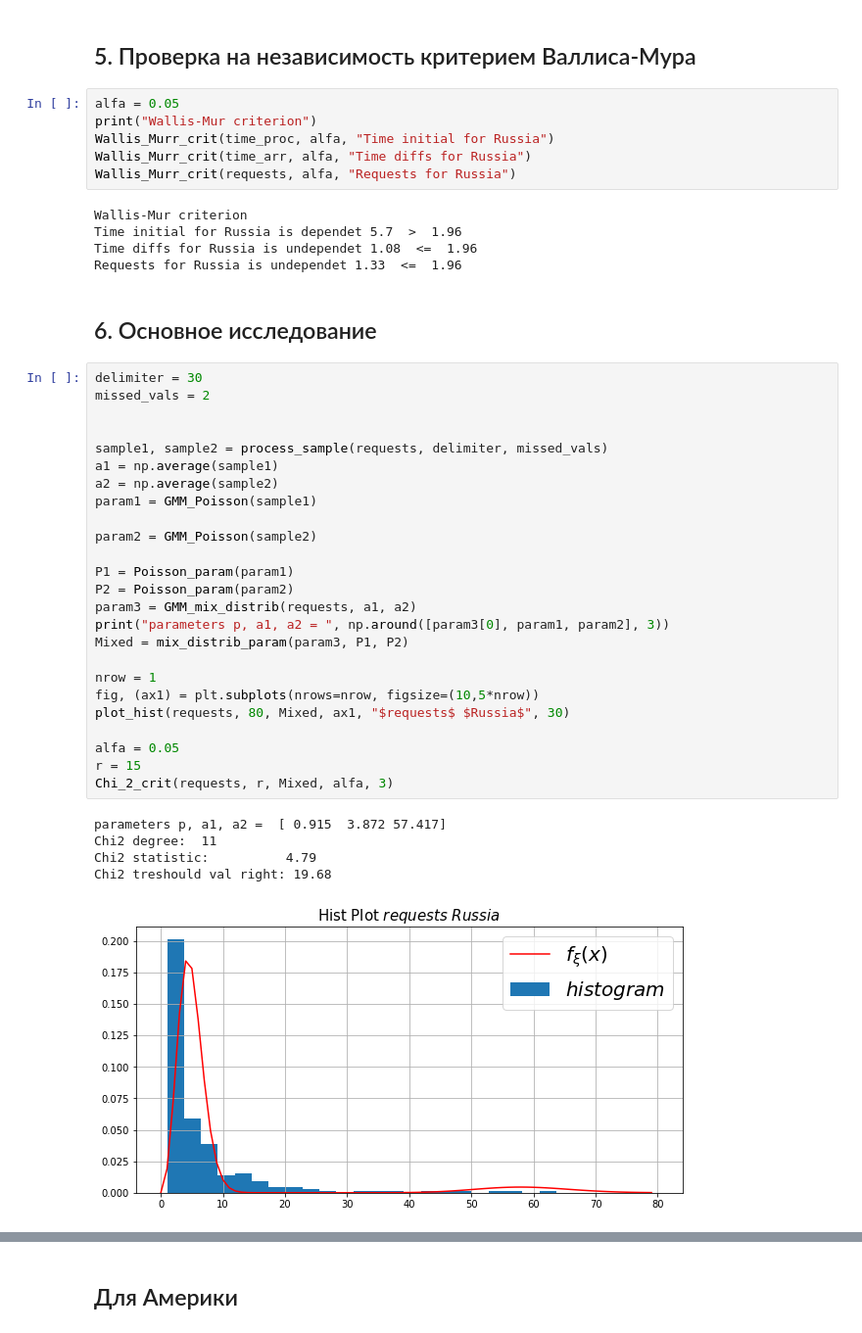
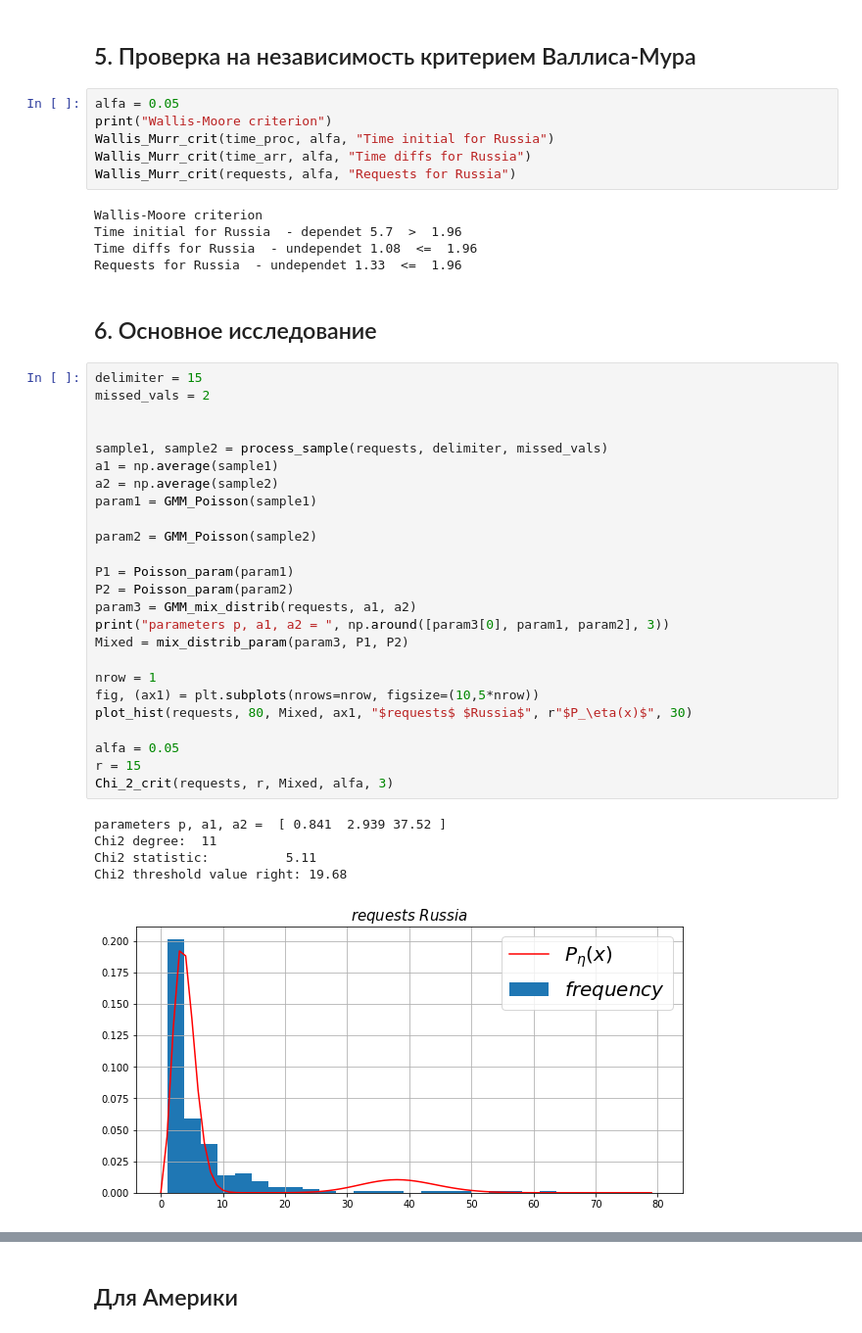
Before and after one commit to AlexeyKumin/SW_Global_Terrorism, a Jupyter notebook: ipython/terrorist_acts.ipynb, the cells around one changed output, grey strips where cells are left out. Shown at 98% size. Saved outputs shown, nothing was run; the diff lists cells and outputs as text.

```diff
--- a/ipython/terrorist_acts.ipynb
+++ b/ipython/terrorist_acts.ipynb
@@ -67,46 +67,46 @@ time intervals =
 ## 5. Проверка на независимость критерием Валлиса-Мура
 # %%
 alfa = 0.05
-print("Wallis-Mur criterion")
+print("Wallis-Moore criterion")
 Wallis_Murr_crit(time_proc, alfa, "Time initial for Russia")
 Wallis_Murr_crit(time_arr, alfa, "Time diffs for Russia")
 Wallis_Murr_crit(requests, alfa, "Requests for Russia")
 # %% [output]
-Wallis-Mur criterion
-Time initial for Russia is dependet 5.7  >  1.96
-Time diffs for Russia is undependet 1.08  <=  1.96
-Requests for Russia is undependet 1.33  <=  1.96
+Wallis-Moore criterion
+Time initial for Russia  - dependet 5.7  >  1.96
+Time diffs for Russia  - undependet 1.08  <=  1.96
+Requests for Russia  - undependet 1.33  <=  1.96
 # %% [markdown]
 ## 6. Основное исследование
 # %%
-delimiter = 30
+delimiter = 15
 missed_vals = 2
 
 
 sample1, sample2 = process_sample(requests, delimiter, missed_vals)
 a1 = np.average(sample1)
 a2 = np.average(sample2)
 param1 = GMM_Poisson(sample1)
 
 param2 = GMM_Poisson(sample2)
 
 P1 = Poisson_param(param1)
 P2 = Poisson_param(param2)
 param3 = GMM_mix_distrib(requests, a1, a2)
 print("parameters p, a1, a2 = ", np.around([param3[0], param1, param2], 3))
 Mixed = mix_distrib_param(param3, P1, P2)
 
 nrow = 1
 fig, (ax1) = plt.subplots(nrows=nrow, figsize=(10,5*nrow))
-plot_hist(requests, 80, Mixed, ax1, "$requests$ $Russia$", 30)
+plot_hist(requests, 80, Mixed, ax1, "$requests$ $Russia$", r"$P_\eta(x)$", 30)
 
 alfa = 0.05
 r = 15
 Chi_2_crit(requests, r, Mixed, alfa, 3)
 # %% [output]
-parameters p, a1, a2 =  [ 0.915  3.872 57.417]
+parameters p, a1, a2 =  [ 0.841  2.939 37.52 ]
 Chi2 degree:  11
-Chi2 statistic:          4.79
-Chi2 treshould val right: 19.68
+Chi2 statistic:          5.11
+Chi2 threshold value right: 19.68
-[figure, old version]
+[figure, new version]
 # %%
```
Also changed, not shown: parts of 7 cells of this notebook, 3 other files.
